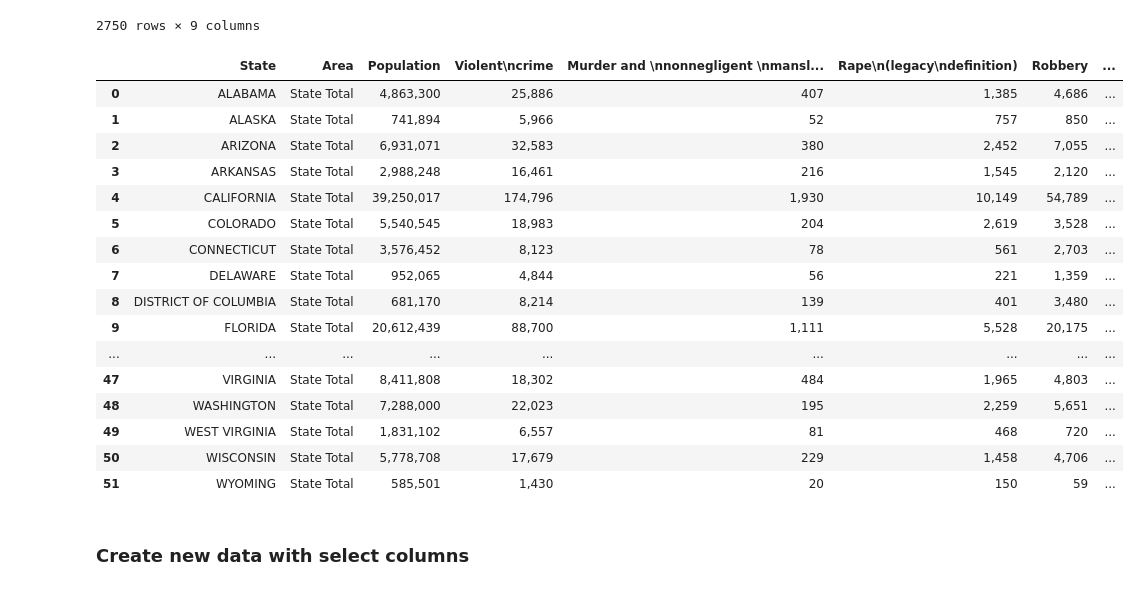
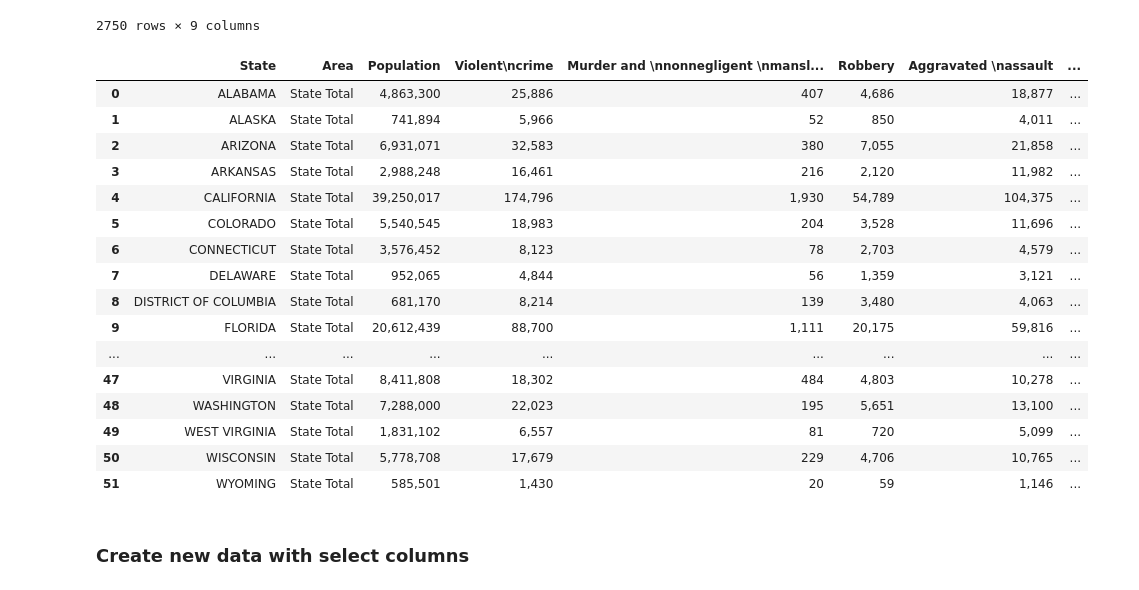
Before and after one commit to pprasitanond/ETL-challenge, a Jupyter notebook: ETL-challenege.ipynb, the cells around one changed output. Drawn from its saved outputs; the diff is of its cells as text; code cells hidden in the pictures.

```diff
--- a/ETL-challenege.ipynb
+++ b/ETL-challenege.ipynb
@@ -25,30 +25,31 @@ min_wage_df
 # %%
 #Loading Crime CSV
 crime_csv = "crime_data.csv"
 crime_data_df = pd.read_csv(crime_csv)
 crime_data_df
 
 #Dropping NA column
 del crime_data_df['Unnamed: 2']
+del crime_data_df['Rape\n(legacy\ndefinition)']
 crime_data_df
 # %% [output]
-|  | State | Area | Population | Violent\ncrime | Murder and \nnonnegligent \nmansl... | Rape\n(legacy\ndefinition) | Robbery | ... |
-| 0 | ALABAMA | State Total | 4,863,300 | 25,886 | 407 | 1,385 | 4,686 | ... |
-| 1 | ALASKA | State Total | 741,894 | 5,966 | 52 | 757 | 850 | ... |
-| 2 | ARIZONA | State Total | 6,931,071 | 32,583 | 380 | 2,452 | 7,055 | ... |
-| 3 | ARKANSAS | State Total | 2,988,248 | 16,461 | 216 | 1,545 | 2,120 | ... |
-| 4 | CALIFORNIA | State Total | 39,250,017 | 174,796 | 1,930 | 10,149 | 54,789 | ... |
-| 5 | COLORADO | State Total | 5,540,545 | 18,983 | 204 | 2,619 | 3,528 | ... |
-| 6 | CONNECTICUT | State Total | 3,576,452 | 8,123 | 78 | 561 | 2,703 | ... |
-| 7 | DELAWARE | State Total | 952,065 | 4,844 | 56 | 221 | 1,359 | ... |
-| 8 | DISTRICT OF COLUMBIA | State Total | 681,170 | 8,214 | 139 | 401 | 3,480 | ... |
-| 9 | FLORIDA | State Total | 20,612,439 | 88,700 | 1,111 | 5,528 | 20,175 | ... |
+|  | State | Area | Population | Violent\ncrime | Murder and \nnonnegligent \nmansl... | Robbery | Aggravated \nassault | ... |
+| 0 | ALABAMA | State Total | 4,863,300 | 25,886 | 407 | 4,686 | 18,877 | ... |
+| 1 | ALASKA | State Total | 741,894 | 5,966 | 52 | 850 | 4,011 | ... |
+| 2 | ARIZONA | State Total | 6,931,071 | 32,583 | 380 | 7,055 | 21,858 | ... |
+| 3 | ARKANSAS | State Total | 2,988,248 | 16,461 | 216 | 2,120 | 11,982 | ... |
+| 4 | CALIFORNIA | State Total | 39,250,017 | 174,796 | 1,930 | 54,789 | 104,375 | ... |
+| 5 | COLORADO | State Total | 5,540,545 | 18,983 | 204 | 3,528 | 11,696 | ... |
+| 6 | CONNECTICUT | State Total | 3,576,452 | 8,123 | 78 | 2,703 | 4,579 | ... |
+| 7 | DELAWARE | State Total | 952,065 | 4,844 | 56 | 1,359 | 3,121 | ... |
+| 8 | DISTRICT OF COLUMBIA | State Total | 681,170 | 8,214 | 139 | 3,480 | 4,063 | ... |
+| 9 | FLORIDA | State Total | 20,612,439 | 88,700 | 1,111 | 20,175 | 59,816 | ... |
 | ... | ... | ... | ... | ... | ... | ... | ... | ... |
-| 47 | VIRGINIA | State Total | 8,411,808 | 18,302 | 484 | 1,965 | 4,803 | ... |
-| 48 | WASHINGTON | State Total | 7,288,000 | 22,023 | 195 | 2,259 | 5,651 | ... |
-| 49 | WEST VIRGINIA | State Total | 1,831,102 | 6,557 | 81 | 468 | 720 | ... |
-| 50 | WISCONSIN | State Total | 5,778,708 | 17,679 | 229 | 1,458 | 4,706 | ... |
-| 51 | WYOMING | State Total | 585,501 | 1,430 | 20 | 150 | 59 | ... |
+| 47 | VIRGINIA | State Total | 8,411,808 | 18,302 | 484 | 4,803 | 10,278 | ... |
+| 48 | WASHINGTON | State Total | 7,288,000 | 22,023 | 195 | 5,651 | 13,100 | ... |
+| 49 | WEST VIRGINIA | State Total | 1,831,102 | 6,557 | 81 | 720 | 5,099 | ... |
+| 50 | WISCONSIN | State Total | 5,778,708 | 17,679 | 229 | 4,706 | 10,765 | ... |
+| 51 | WYOMING | State Total | 585,501 | 1,430 | 20 | 59 | 1,146 | ... |
 # %% [markdown]
 ### Create new data with select columns
 # %%
```
Also changed, not shown: parts of 4 cells of this notebook, 1 other file.
